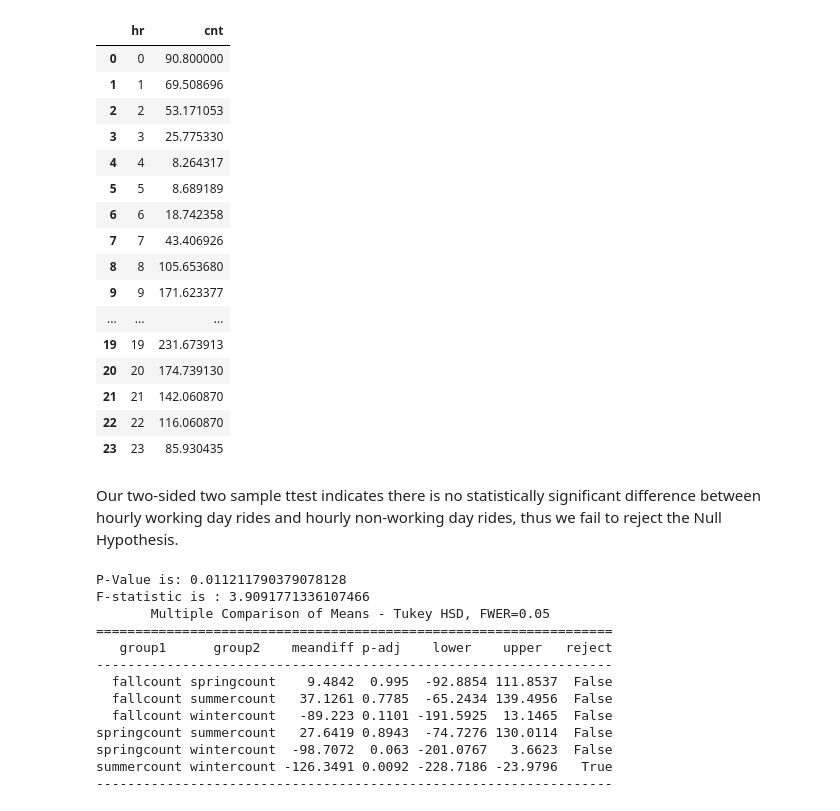
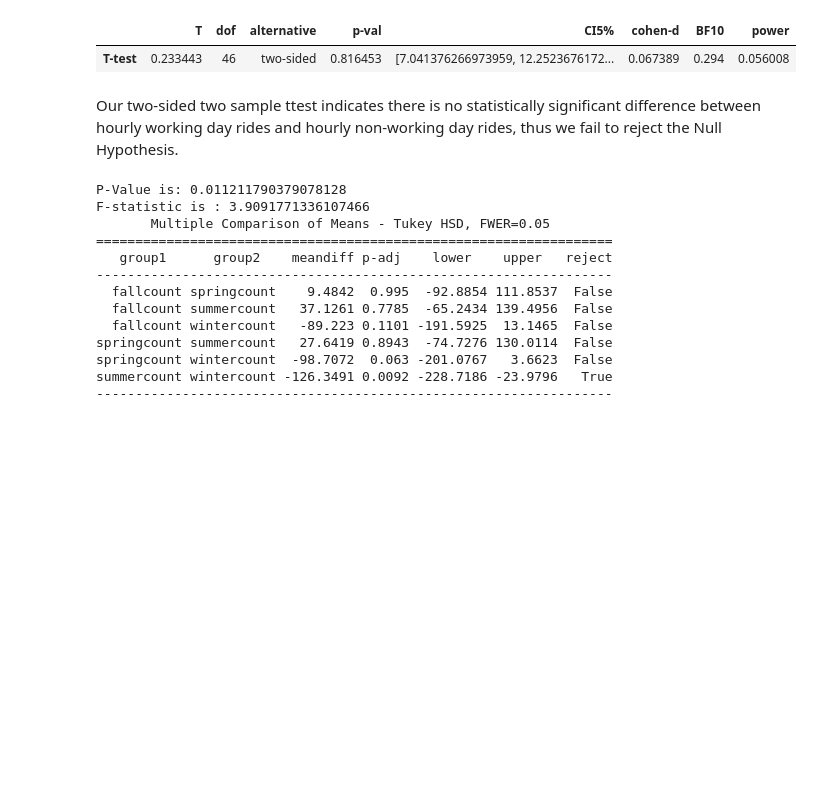
Before and after one commit to vrpperez7/Mod-4-Project, a Jupyter notebook: notebooks/statisticaltest.ipynb, the cells around one changed output. Cells and saved outputs as stored; diff of their text form; code cells hidden in the pictures; blank space fills up the shorter version.

Commit message:
finishing up test 3

```diff
--- a/notebooks/statisticaltest.ipynb
+++ b/notebooks/statisticaltest.ipynb
@@ -16,52 +16,42 @@ df['season'] = df['season'].replace(4,'fall')
 # STATISTICAL ANALYSIS
 
 # Task 1
 
 # Do average hourly rides differ between working days and non-working days?
 
 # H 0 : Average hourly working day rides do not differ from average hourly non-working day rides.
 
 # H 1 : Average hourly working day rides differ from average hourly non-working day rides.
 
 alpha = 0.05
 
+
 #filtering to get averge rides for both non-working and workingdays
 workingday = df[df['workingday'] == 1]
 notworkingday = df[df['workingday'] == 0]
 
-workingmean = workingday.groupby('hr')['cnt'].mean().reset_index()
-notworkingmean = notworkingday.groupby('hr')['cnt'].mean().reset_index()
+
+randomworking = workingday.sample(5000)
+randomnotworking = notworkingday.sample(5000)
+
+workingmean = randomworking.groupby('hr')['cnt'].mean().reset_index()
+notworkingmean = randomnotworking.groupby('hr')['cnt'].mean().reset_index()
 
 
 # stats ttest
 test = stats.ttest_ind(workingmean['cnt'],notworkingmean['cnt'], equal_var=False,alternative='two-sided')
 
 test
 
 # pinguoin ttest
 
 ping = pg.ttest(x=workingmean['cnt'],y=notworkingmean['cnt'],confidence=0.05)
 ping
 
 # BOTH TESTS SAY THERE IS NO SIGNIFICANT DIFFERENCE BETWEEN THE RIDER AVERAGES OF WORKING DAYS AND NOT WORKING DAYS
 # %% [output]
-|  | hr | cnt |
-| 0 | 0 | 90.800000 |
-| 1 | 1 | 69.508696 |
-| 2 | 2 | 53.171053 |
-| 3 | 3 | 25.775330 |
-| 4 | 4 | 8.264317 |
-| 5 | 5 | 8.689189 |
-| 6 | 6 | 18.742358 |
-| 7 | 7 | 43.406926 |
-| 8 | 8 | 105.653680 |
-| 9 | 9 | 171.623377 |
-| ... | ... | ... |
-| 19 | 19 | 231.673913 |
-| 20 | 20 | 174.739130 |
-| 21 | 21 | 142.060870 |
-| 22 | 22 | 116.060870 |
-| 23 | 23 | 85.930435 |
+|  | T | dof | alternative | p-val | CI5% | cohen-d | BF10 | power |
+| T-test | 0.233443 | 46 | two-sided | 0.816453 | [7.041376266973959, 12.2523676172... | 0.067389 | 0.294 | 0.056008 |
 # %% [markdown]
 Our two-sided two sample ttest indicates there is no statistically significant difference between hourly working day rides and hourly non-working day rides, thus we fail to reject the Null Hypothesis.
 # %%
```
Also changed, not shown: parts of 3 cells of this notebook.
